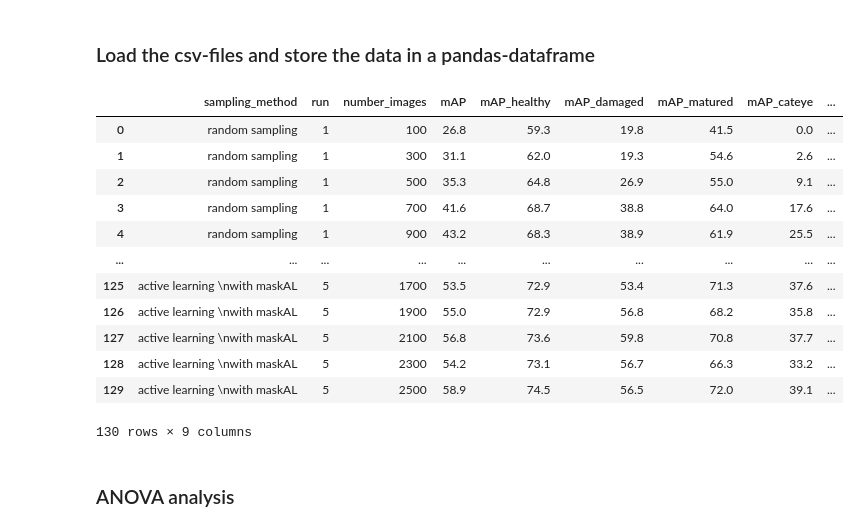
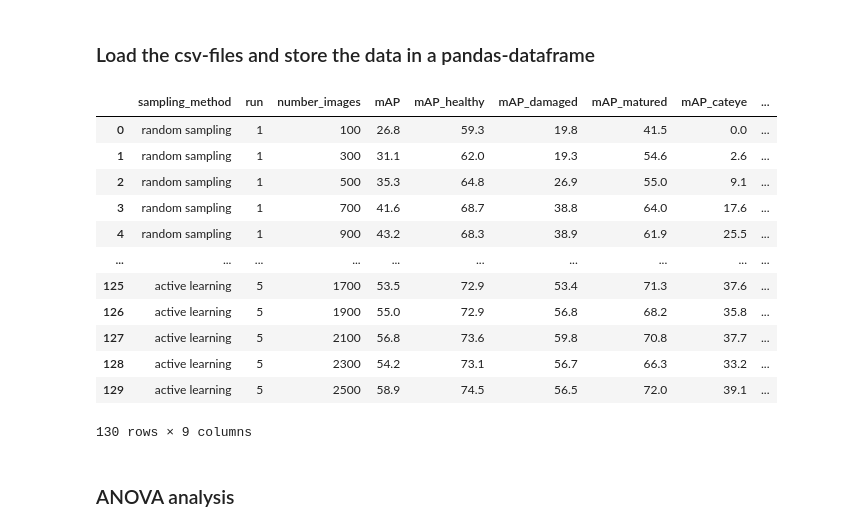
Before and after one commit to pieterblok/maskal, a Jupyter notebook: active_learning/utils/statistics_exp3.ipynb, the cells around one changed output. Cells and saved outputs as stored; diff of their text form; code cells hidden in the pictures.

```diff
--- a/active_learning/utils/statistics_exp3.ipynb
+++ b/active_learning/utils/statistics_exp3.ipynb
@@ -59,39 +59,39 @@ clmns = ["sampling_method", "run", "number_images", "mAP", "mAP_healthy", "mAP_d
 df = pd.DataFrame(columns=clmns)
 
 for c in range(len(csv_files)):
     csv_file = csv_files[c]
     splits = csv_file.split("/")
     run_no = splits[0].split("run")[-1]
     sam_mt = splits[1].split("_")[0]
 
     if sam_mt == 'random':
         sam_mt = 'random sampling'
 
     if sam_mt == 'uncertainty':
-        sam_mt = 'active learning \nwith maskAL'
+        sam_mt = 'active learning'
 
     with open(os.path.join(resultsdir, csv_file), 'r') as read_obj:
         csv_reader = reader(read_obj)
         next(csv_reader)
         for row in csv_reader:
             data = [sam_mt, int(run_no), int(row[0]), float(row[1]), float(row[2]), float(row[3]), float(row[4]), float(row[5]), float(row[6])]
             df.loc[len(df)] = data
 
 df.to_csv(os.path.join(writedir, 'exp3.csv'), index=False)
 df
 # %% [output]
 |  | sampling_method | run | number_images | mAP | mAP_healthy | mAP_damaged | mAP_matured | mAP_cateye | ... |
 | 0 | random sampling | 1 | 100 | 26.8 | 59.3 | 19.8 | 41.5 | 0.0 | ... |
 | 1 | random sampling | 1 | 300 | 31.1 | 62.0 | 19.3 | 54.6 | 2.6 | ... |
 | 2 | random sampling | 1 | 500 | 35.3 | 64.8 | 26.9 | 55.0 | 9.1 | ... |
 | 3 | random sampling | 1 | 700 | 41.6 | 68.7 | 38.8 | 64.0 | 17.6 | ... |
 | 4 | random sampling | 1 | 900 | 43.2 | 68.3 | 38.9 | 61.9 | 25.5 | ... |
 | ... | ... | ... | ... | ... | ... | ... | ... | ... | ... |
-| 125 | active learning \nwith maskAL | 5 | 1700 | 53.5 | 72.9 | 53.4 | 71.3 | 37.6 | ... |
-| 126 | active learning \nwith maskAL | 5 | 1900 | 55.0 | 72.9 | 56.8 | 68.2 | 35.8 | ... |
-| 127 | active learning \nwith maskAL | 5 | 2100 | 56.8 | 73.6 | 59.8 | 70.8 | 37.7 | ... |
-| 128 | active learning \nwith maskAL | 5 | 2300 | 54.2 | 73.1 | 56.7 | 66.3 | 33.2 | ... |
-| 129 | active learning \nwith maskAL | 5 | 2500 | 58.9 | 74.5 | 56.5 | 72.0 | 39.1 | ... |
+| 125 | active learning | 5 | 1700 | 53.5 | 72.9 | 53.4 | 71.3 | 37.6 | ... |
+| 126 | active learning | 5 | 1900 | 55.0 | 72.9 | 56.8 | 68.2 | 35.8 | ... |
+| 127 | active learning | 5 | 2100 | 56.8 | 73.6 | 59.8 | 70.8 | 37.7 | ... |
+| 128 | active learning | 5 | 2300 | 54.2 | 73.1 | 56.7 | 66.3 | 33.2 | ... |
+| 129 | active learning | 5 | 2500 | 58.9 | 74.5 | 56.5 | 72.0 | 39.1 | ... |
 130 rows × 9 columns
 # %% [markdown]
 ### ANOVA analysis
```
Also changed, not shown: parts of 3 cells of this notebook, 1 other file.
